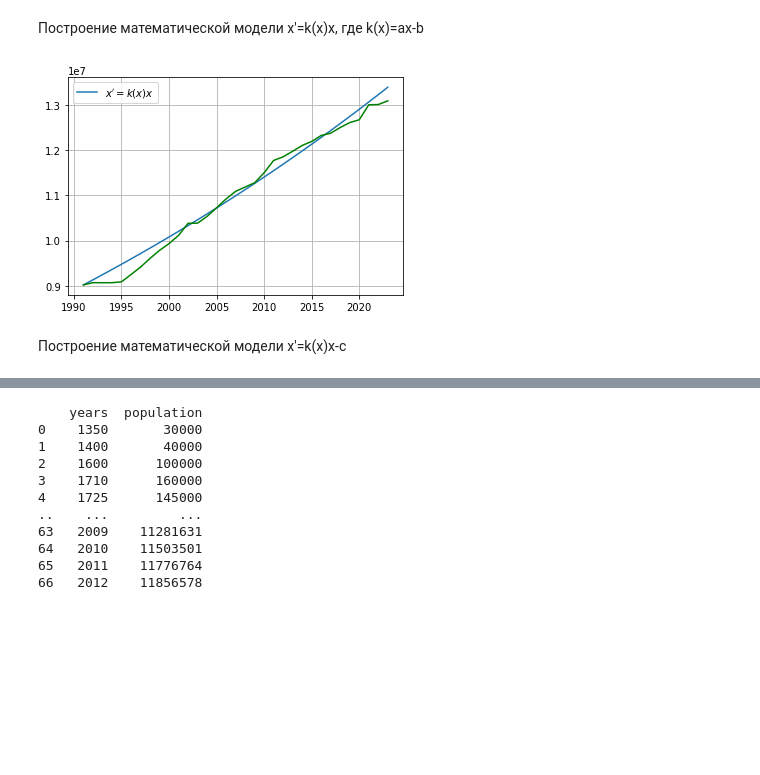
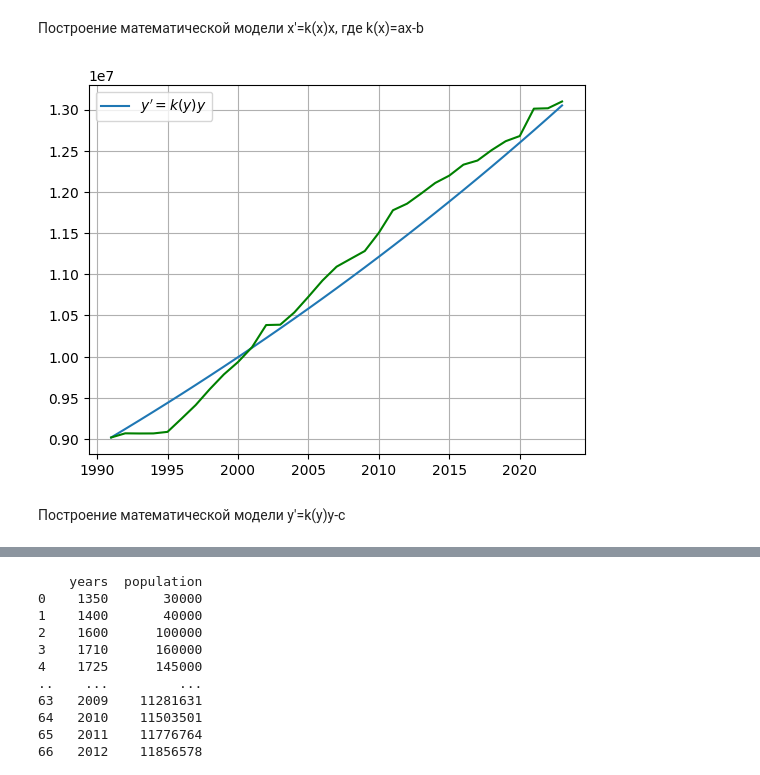
Before and after one commit to Mary-Zinoveva/MMVSULAB1, a Jupyter notebook: lab1.ipynb, the cells around one changed output, grey strips where cells are left out. Drawn from its saved outputs; the diff is of its cells as text; code cells hidden in the pictures; blank space fills up the shorter version.

```diff
--- a/lab1.ipynb
+++ b/lab1.ipynb
@@ -13,19 +13,19 @@ from scipy.integrate import odeint
 
 #Определяем функцию, задающую значения параметрам дифференциального уравнения, определяем вид диффура
 def dydt(y,t):
-  k=-5
+  k=0.05
   return k*y
 
 #Создаем область построения
 t=np.linspace(0,100,100)
 
 #решаем диффур, обозначаем функцию решения solve
-solve=odeint(dydt, y0=0, t=t)
+solve=odeint(dydt, y0=1, t=t)
 solve=solve.flatten()
 
 #Строим график мат.модели
 %matplotlib inline
-plt.plot(t, solve, label=r"$x'=kx$")
+plt.plot(t, solve, label=r"$у'=kу$")
 plt.grid(True)
 plt.legend()
 plt.show()
@@ -40,19 +40,19 @@ from scipy.integrate import odeint
 
 #Определяем функцию, задающую значения параметрам дифференциального уравнения, определяем вид диффура
 def dydt(y,t):
-  a=-5
-  b=10
+  a=-0.05
+  b=-12
   return (a*y-b)*y
 
 #Создаем область построения
-t=np.linspace(0,100,100)
+t=np.linspace(0,10,100)
 
 #решаем диффур, обозначаем функцию решения solve
-solve=odeint(dydt, y0=0, t=t)
+solve=odeint(dydt, y0=1, t=t)
 solve=solve.flatten()
 #Строим график мат.модели
 %matplotlib inline
-plt.plot(t, solve, label=r"$x'=k(x)x$")
+plt.plot(t, solve, label=r"$у'=k(у)у$")
 plt.grid(True)
 plt.legend()
 plt.show()
@@ -65,9 +65,9 @@ from scipy.integrate import odeint
 
 #Определяем функцию, задающую значения параметрам дифференциального уравнения, определяем вид диффура
 def dydt(y,t):
-  a=1
+  a=-0.001
   b=-5
-  c=2
+  c=-0.02
   return (a*y-b)*y-c
 #Создаем область построения
 t=np.linspace(0,10,100)
@@ -76,7 +76,7 @@ solve=odeint(dydt, y0=1, t=t)
 solve=solve.flatten()
 #Строим график мат.модели
 %matplotlib inline
-plt.plot(t, solve, label=r"$x'=k(x)x-c$")
+plt.plot(t, solve, label=r"$у'=k(у)у-c$")
 plt.grid(True)
 plt.legend()
 plt.show()
@@ -117,7 +119,7 @@ from scipy.integrate import odeint
 
 #Определяем функцию, задающую значения параметрам дифференциального уравнения, определяем вид диффура
 def dydt(y,t):
-  k=0.012
+  k=0.0115
   return k*y
 
 #Создаем область построения
@@ -131,7 +133,7 @@ years=[1991,1992,1993,1994,1995,1996,1997,1998,1999,2000,2001,2002,2003,2004,200
 burn=[9017415,9067808,9066025,9066612,9085457,9246727,9411236,9604297,9783242,9932932,10114203,10382754,10386903,10535681,10726429,10923762,11091428,11186851,11281631,11503501,11776764,11856578,11979529,12108257,12197596,12330126,12380664,12506468,12615279,12678079,13010112,13015126,13097539]
 #Строим график мат.модели
 %matplotlib inline
-plt.plot(years, solve, label=r"$x'=kx$")
+plt.plot(years, solve, label=r"$у'=kу$")
 plt.plot(years, burn, color="green")
 plt.grid(True)
 plt.legend()
@@ -143,34 +145,34 @@ plt.show()
 # %%
 import matplotlib.pyplot as plt
 import numpy as np
 from scipy.integrate import odeint
 
 #Определяем функцию, задающую значения параметрам дифференциального уравнения, определяем вид диффура
 def dydt(y,t):
-  a=0
-  b=-0.012
+  a=0.0000000001
+  b=-0.01011
   return (a*y-b)*y
 
 #Создаем область построения
 t=np.linspace(0,33,33)
 
 #решаем диффур, обозначаем функцию решения solve
 solve=odeint(dydt, y0=9017415, t=t)
 solve=solve.flatten()
 years=[1991,1992,1993,1994,1995,1996,1997,1998,1999,2000,2001,2002,2003,2004,2005,2006,2007,2008,2009,2010,2011,2012,2013,2014,2015,2016,2017,2018,2019,2020,2021,2022,2023]
 burn=[9017415,9067808,9066025,9066612,9085457,9246727,9411236,9604297,9783242,9932932,10114203,10382754,10386903,10535681,10726429,10923762,11091428,11186851,11281631,11503501,11776764,11856578,11979529,12108257,12197596,12330126,12380664,12506468,12615279,12678079,13010112,13015126,13097539]
 #Строим график мат.модели
 %matplotlib inline
-plt.plot(years, solve, label=r"$x'=k(x)x$")
+plt.plot(years, solve, label=r"$у'=k(у)у$")
 plt.plot(years, burn, color="green")
 
 plt.grid(True)
 plt.legend()
 plt.show()
 # %% [output]
-[figure, old version]
+[figure, new version]
 # %% [markdown]
-Построение математической модели x'=k(x)x-c
+Построение математической модели у'=k(у)у-c
 # %%
 import matplotlib.pyplot as plt
 import numpy as np
```
Also changed, not shown: parts of 16 cells of this notebook.
